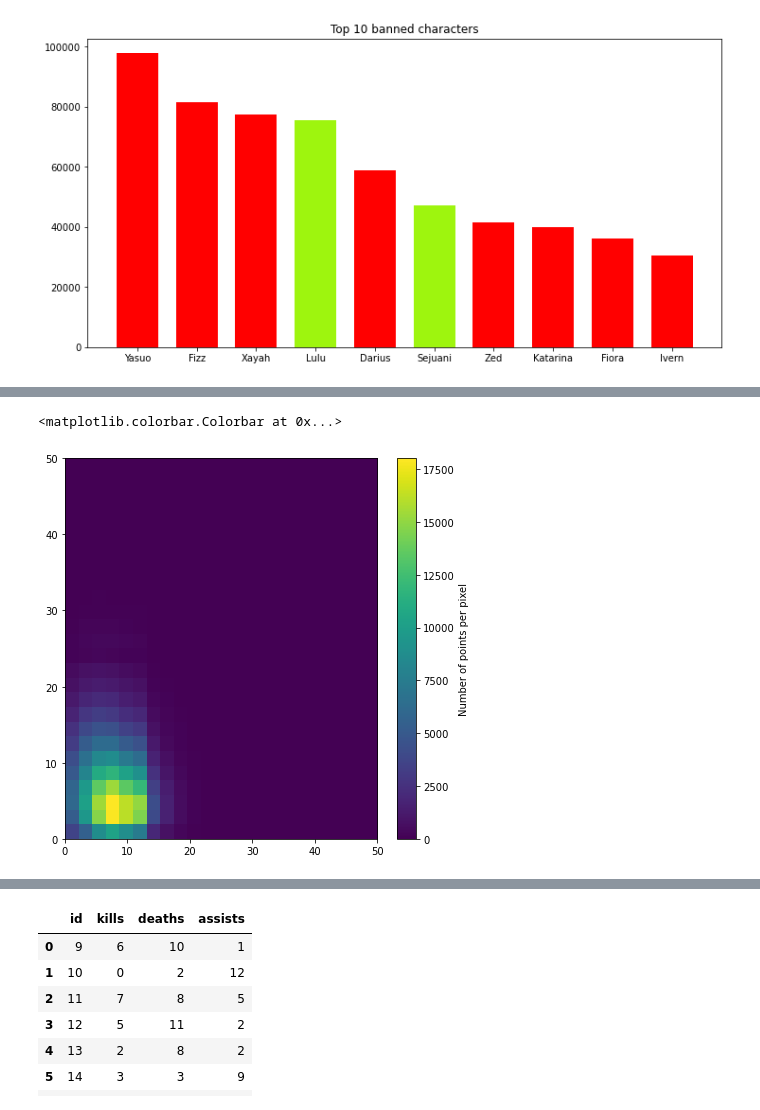
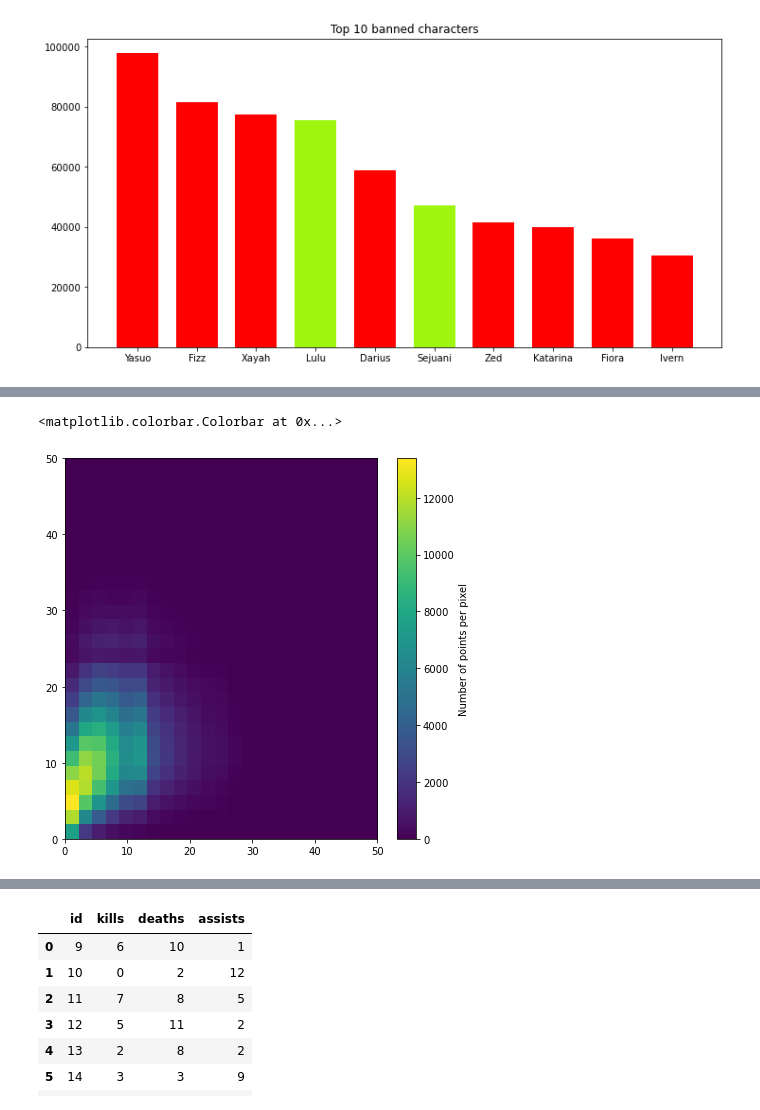
Before and after one commit to oguzhaneryigit/DataScience-LOL-Analysis, a Jupyter notebook: GuncelDataScience.ipynb, the cells around one changed output, grey strips where cells are left out. Drawn from its saved outputs; the diff is of its cells as text; code cells hidden in the pictures.

```diff
--- a/GuncelDataScience.ipynb
+++ b/GuncelDataScience.ipynb
@@ -765,6 +703,6 @@ fig.colorbar(density, label='Number of points per pixel')
 # %%
 # DOTA - KMEANS için df_stats belirleme
-df_dotaplayers=dotaplayers[["kills","deaths"]]
+df_dotaplayers=dotaplayers[["kills","assists"]]
 
 x = df_dotaplayers.values
 # %%
@@ -849,16 +738,16 @@ plt.legend()
 # %%
-x = df_dotaplayers["deaths"]
-y = df_dotaplayers["kills"]
+x = df_dotaplayers["kills"]
+y = df_dotaplayers["assists"]
 fig = plt.figure()
 
 ax = fig.add_subplot(1, 1, 1, projection='scatter_density')
 density = ax.scatter_density(x, y,dpi=6)
 ax.set_xlim(0, 50)
 ax.set_ylim(0, 50)
 fig.colorbar(density, label='Number of points per pixel')
 # %% [output]
 <matplotlib.colorbar.Colorbar at 0x...>
-[figure, old version]
+[figure, new version]
 # %%
 participants.head(10)
 # %% [output]
```
Also changed, not shown: parts of 6 cells of this notebook.
